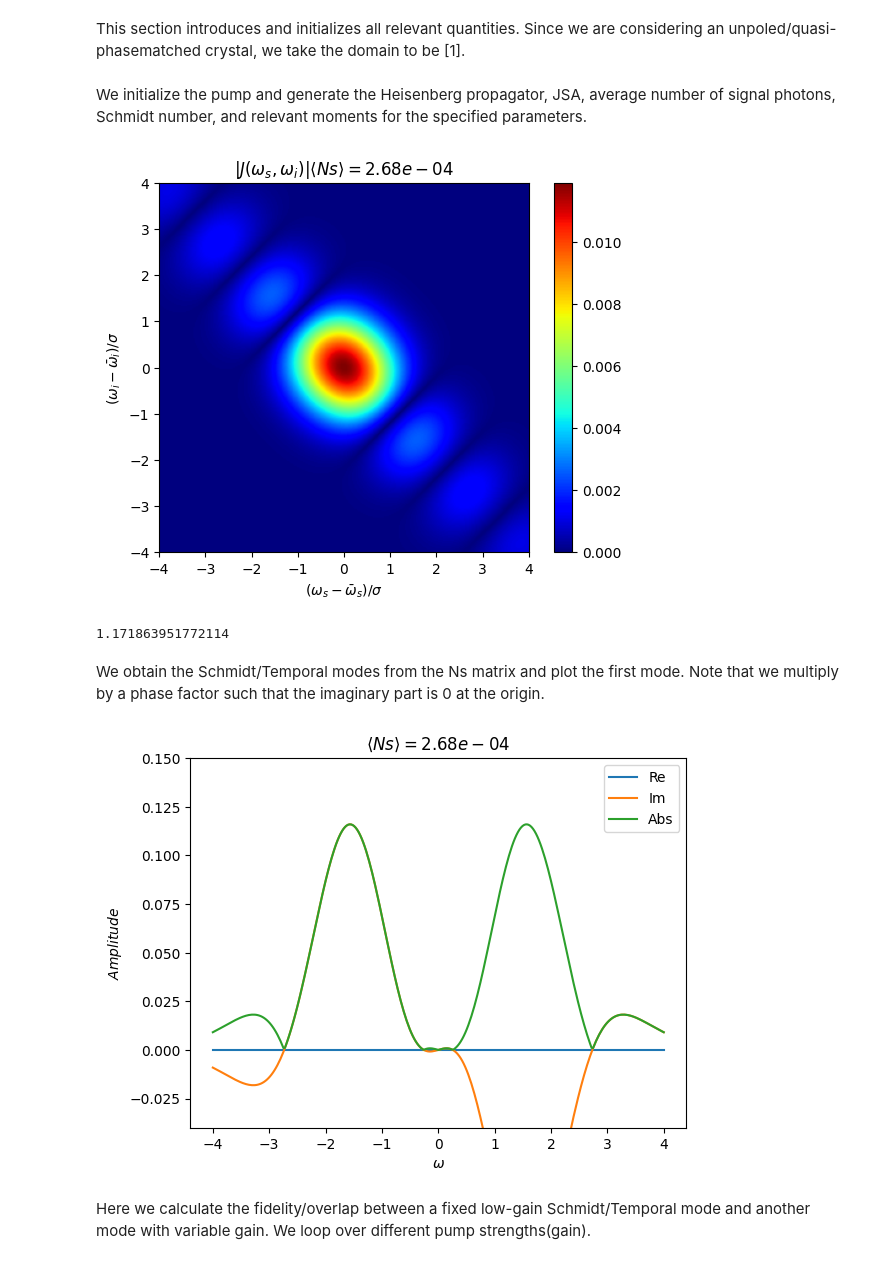
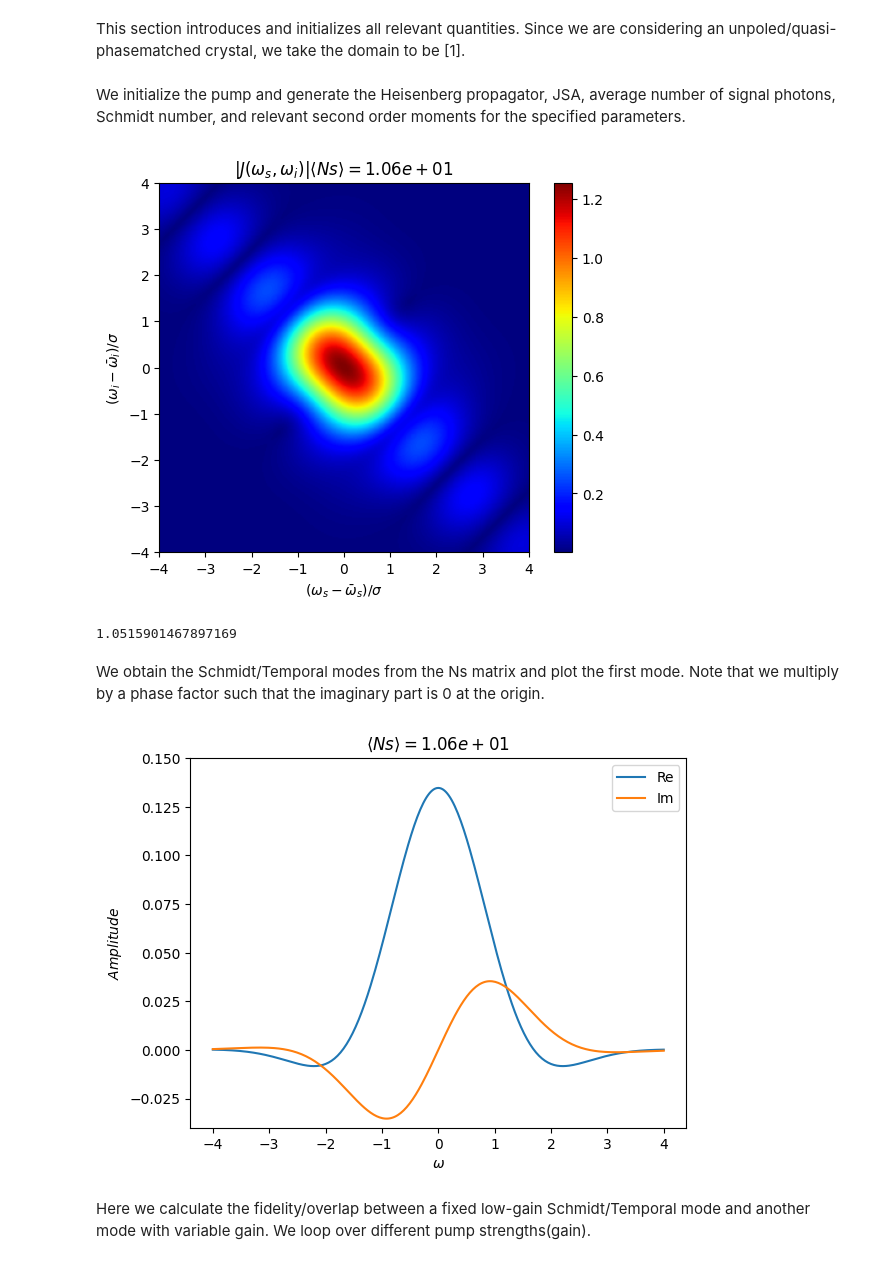
Before and after one commit to polyquantique/NeedALight, a Jupyter notebook: NeedALight/examples/example_unpoled.ipynb, the cells around one changed output. Drawn from its saved outputs; the diff is of its cells as text; code cells hidden in the pictures.

```diff
--- a/NeedALight/examples/example_unpoled.ipynb
+++ b/NeedALight/examples/example_unpoled.ipynb
@@ -14,7 +14,7 @@ This section introduces and initializes all relevant quantities. Since we are co
 #Parameters for calculations
 
 N = 301  # Number of frequency values
-Np = 0.000001717 # Number of pump photons: Vary this to modify gain values
+Np = 0.01717 # Number of pump photons: Vary this to modify gain values
 vp = 0.1  # pump velocity
 l = 1.0  # amplification region length
 sig = 1  # pump wave packet spread
@@ -42,7 +42,7 @@ def pump(w,Np):
 #Unpoled domain
 domain = [1]
 # %% [markdown]
-We initialize the pump and generate the Heisenberg propagator, JSA, average number of signal photons, Schmidt number, and relevant moments for the specified parameters.
+We initialize the pump and generate the Heisenberg propagator, JSA, average number of signal photons, Schmidt number, and relevant second order moments for the specified parameters.
 # %%
 #Generating the JSA
 pump_Np = lambda x: pump(x,Np)
@@ -58,28 +58,27 @@ plt.colorbar(im, orientation="vertical")
 plt.show()
 print(K)
 # %% [output]
-[figure, old version]
+[figure, new version]
-1.171863951772114
+1.0515901467897169
 # %% [markdown]
 We obtain the Schmidt/Temporal modes from the Ns matrix and plot the first mode. Note that we multiply by a phase factor such that the imaginary part is 0 at the origin.
 # %%
 #Looking at the temporal modes via Nums matrix
-mark=2 #this just takes the first eigenmode of interest. Choose a different value to look at different ones.
+mark=1 #this just takes the first eigenmode of interest. Choose a different value to look at different ones.
 val, u = np.linalg.eigh(Nums)
 
 fig, ax1 = plt.subplots()
 
 ax1.plot(w, np.real(np.exp(-1j*np.angle(u[(N-1)//2,-mark]))*u[:,-mark]), label='Re') #Here we multiply by a phase factor such that the imaginary part is 0 at the origin.
 ax1.plot(w, np.imag(np.exp(-1j*np.angle(u[(N-1)//2,-mark]))*u[:,-mark]), label='Im')
-ax1.plot(w, np.abs(u[:,-mark]), label='Abs')
 ax1.set_xlabel(r"$\omega$")
 ax1.set_ylabel(r"$Amplitude$")
 ax1.set_title(r"$\langle Ns \rangle= %1.2e$" %Ns)
 ax1.set_ylim([-0.04, 0.15])
 ax1.legend()
 plt.show()
 # %% [output]
-[figure, old version]
+[figure, new version]
 # %% [markdown]
 Here we calculate the fidelity/overlap between a fixed low-gain Schmidt/Temporal mode and another mode with variable gain. We loop over different pump strengths(gain).
 # %%
```
Also changed, not shown: parts of 8 cells of this notebook.
